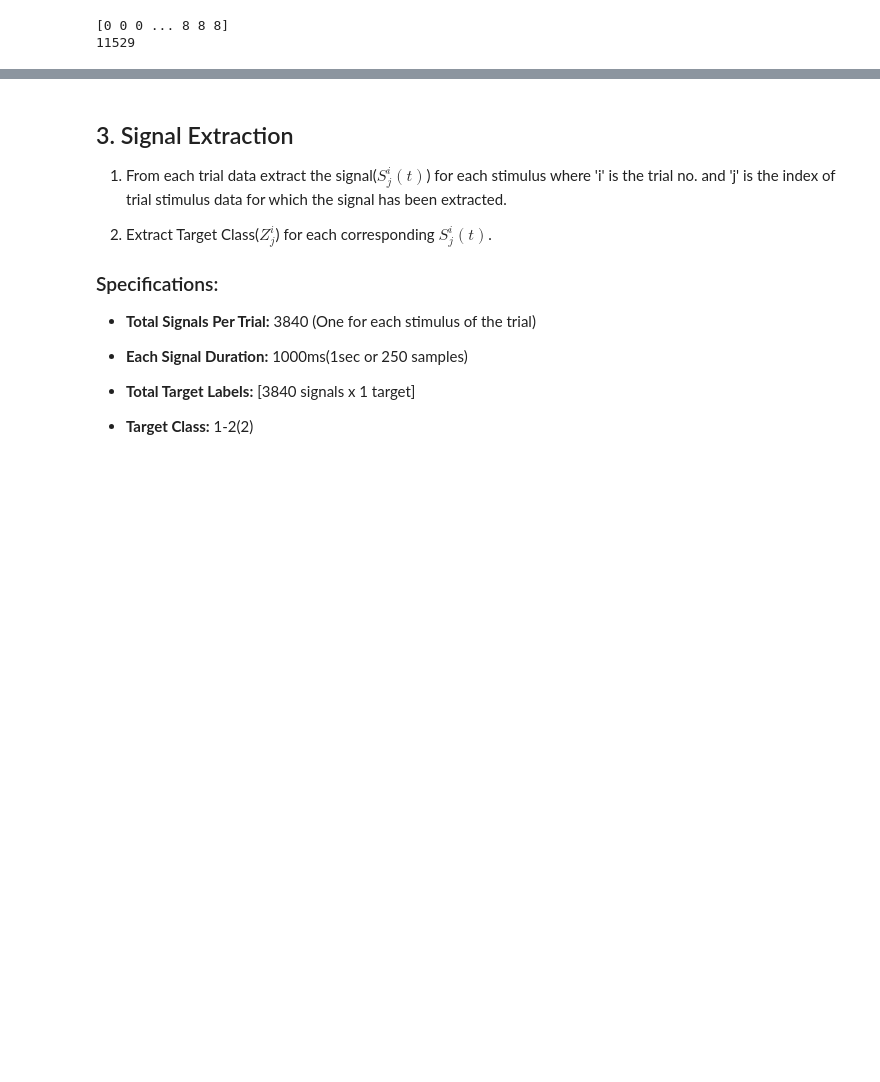
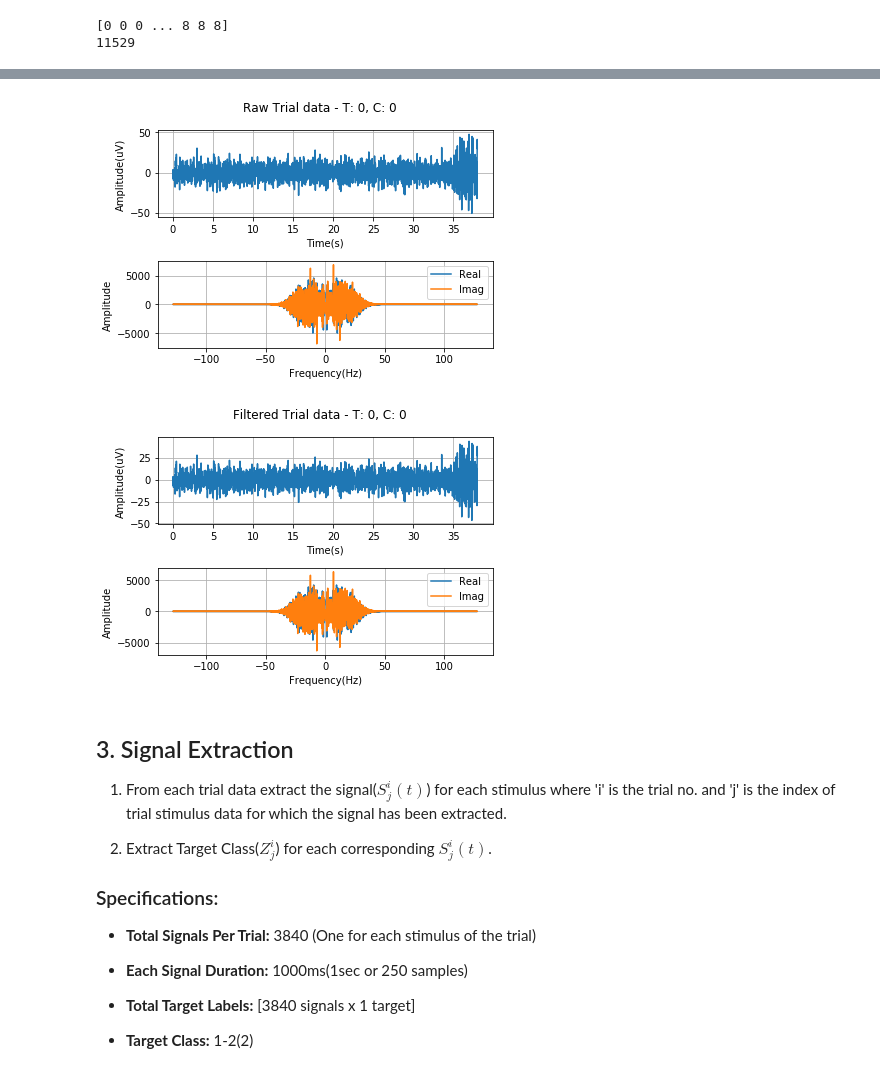
Before and after one commit to zuhairmhtb/P300SpellerBasedEEGClassification, a Jupyter notebook: Publications/EEGClassification.ipynb, the cells around one changed output, grey strips where cells are left out. Drawn from its saved outputs; the diff is of its cells as text; code cells hidden in the pictures; blank space fills up the shorter version.

```diff
--- a/Publications/EEGClassification.ipynb
+++ b/Publications/EEGClassification.ipynb
@@ -296,9 +296,9 @@ viz_chan_no = 0  # Visualization trial data's channel no.
 
 for i in range(len(trial_data)):
     data = trial_data[i].copy()
-    data_band = butter_bandpass_filter(data[0][0]['X'].copy(), bandpass_range[0], bandpass_range[1], sampling_rate, bandpass_order)
-    data_notch = Implement_Notch_Filter(sampling_rate, notch_freq, data_band, order=notch_order)
-    #data_notch = Implement_Notch_Filter(sampling_rate, notch_freq, data[0][0]['X'].copy(), order=notch_order)
+    #data_band = butter_bandpass_filter(data[0][0]['X'].copy(), bandpass_range[0], bandpass_range[1], sampling_rate, bandpass_order)
+    #data_notch = Implement_Notch_Filter(sampling_rate, notch_freq, data_band, order=notch_order)
+    data_notch = Implement_Notch_Filter(sampling_rate, notch_freq, data[0][0]['X'].copy(), order=notch_order)
     data[0][0]['X'] = data_notch
     filtered_trial_data.append(data)
 
@@ -370,3 +366,5 @@ plt.show()
+[figure, added]
+[figure, added]
 # %% [markdown]
 ## 3. Signal Extraction
 
```
Also changed, not shown: parts of 9 cells of this notebook.
